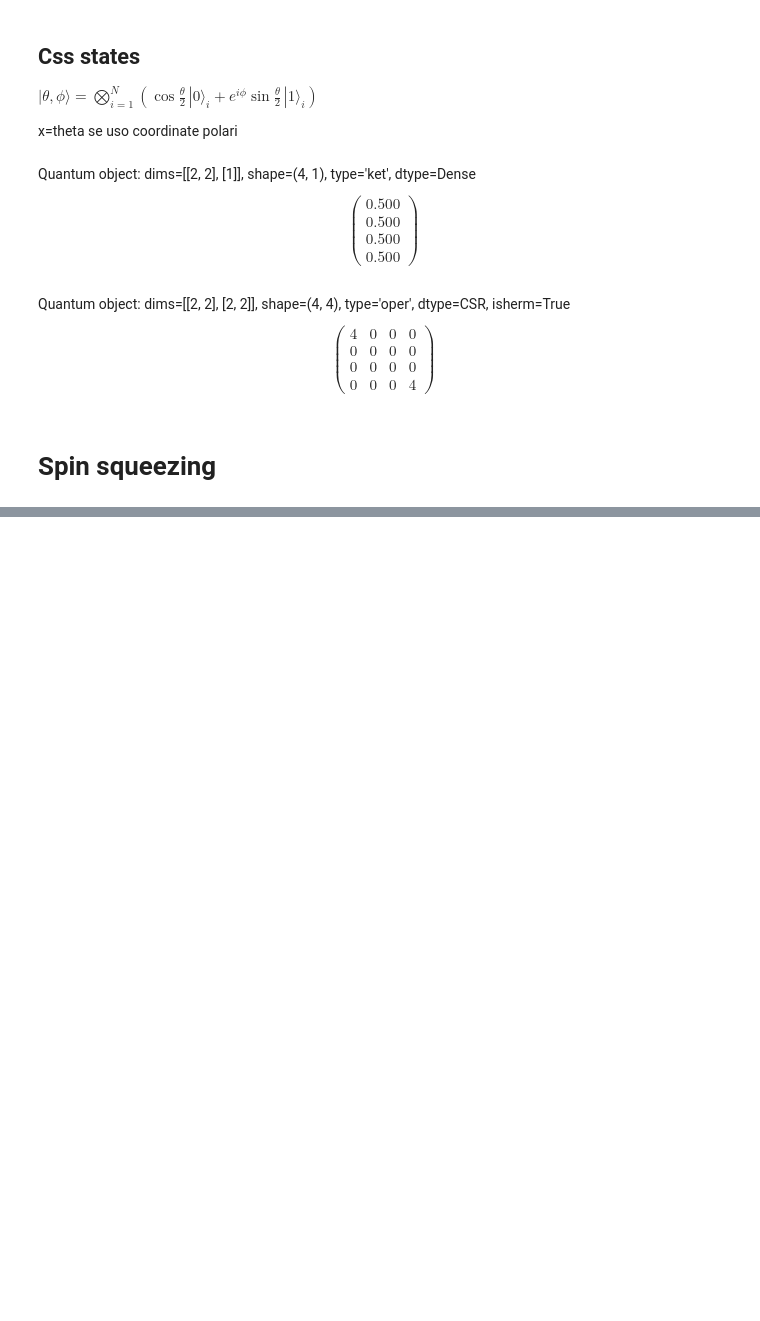
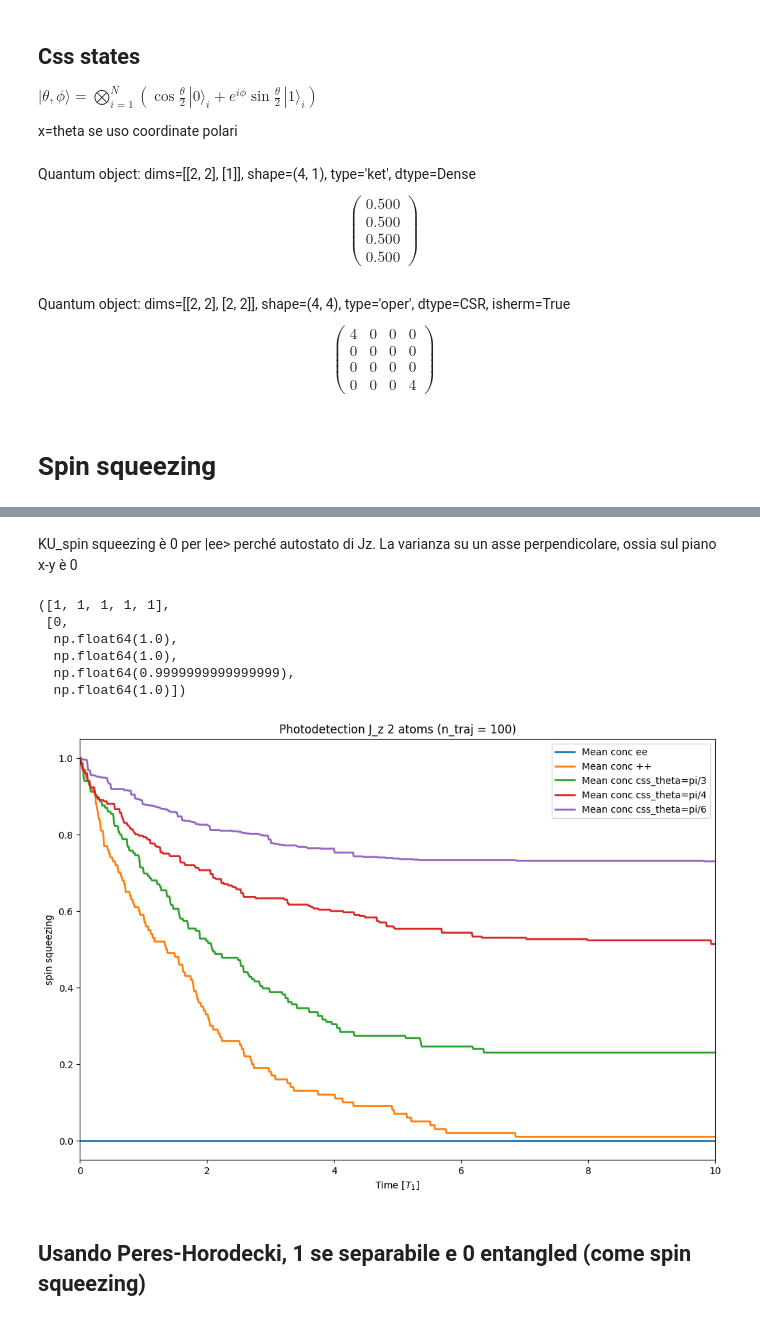
Before and after one commit to ErCampa99/Stochastic_Master_Thesis, a Jupyter notebook: Codes/SigmaZ_2_atoms.ipynb, the cells around one changed output, grey strips where cells are left out. Saved outputs shown, nothing was run; the diff lists cells and outputs as text; code cells hidden in the pictures; blank space fills up the shorter version.

```diff
--- a/Codes/SigmaZ_2_atoms.ipynb
+++ b/Codes/SigmaZ_2_atoms.ipynb
@@ -18,7 +18,7 @@ times = np.array(np.arange(0, 10*T_1, 0.01*T_1)) # time vector
 #my_initial_states = [piqs.css(2, x= np.pi/theta, basis = "uncoupled", coordinates="polar") for theta in [1,2,3,4,6]]
 my_name_states = [f"css_theta_{theta}" for theta in [1,2,3,4,6]]
 
-my_initial_states = [css_2(np.pi/theta,phi=0) for theta in [1,2,3,4,6]]
+my_initial_states = [css_2(np.pi/my_theta, 0) for my_theta in [1,2,3,4,6]]
 
 #Creo dict di dataframe per ogni stato iniziale
 photodetection_dfs = {}
@@ -30,7 +30,7 @@ photodetection_dfs = {}
     #(1-np.exp(-2*gamma * times)),
 #]
 
-ntraj = 1000 # number of trajectories
+ntraj = 100 # number of trajectories
 
 # solve the master equation using montecarlo equation (photodetection) for every intial state
 for name_state,state in zip(my_name_states, my_initial_states):
@@ -40,7 +40,7 @@ for name_state,state in zip(my_name_states, my_initial_states):
         np.sqrt(gamma / 2) * (sigma_z_1 + sigma_z_2)/2,
         np.sqrt(gamma / 2) * (sigma_z_1 - sigma_z_2)/2
         ],
-        e_ops=[concurrence_for_solver_general],
+        e_ops=[spin_squeezing_KU_solver],
         ntraj=ntraj,
         options={"keep_runs_results": True, "map":"parallel"}, #Necessary to create the keep the e_ops results for each trajectory
     )
@@ -298,0 +419,34 @@ some_spin_squeezing
+# %% [markdown]
+KU_spin squeezing è 0 per |ee> perché autostato di Jz. La varianza su un asse perpendicolare, ossia sul piano x-y è 0
+# %%
+#my_state = css_2(np.pi/2, 0)
+peres = [peres_horodecki_test(state) for state in my_initial_states]
+KU = [spin_squeezing_KU(state) for state in my_initial_states]
+
+peres, KU
+# %% [output]
+([1, 1, 1, 1, 1],
+ [0,
+  np.float64(1.0),
+  np.float64(1.0),
+  np.float64(0.9999999999999999),
+  np.float64(1.0)])
+# %%
+plt.figure(figsize=(12,8))
+
+theo_curves = [(1-np.exp(-2*gamma * times))*np.sin(np.pi/(2*theta)) for theta in [1,2,3,4,6]]
+
+for state,theory in zip(my_name_states, theo_curves):
+    line_sim, = plt.plot(times/T_1, photodetection_dfs[f"{state}"]['mean'], label=f"Mean conc {state}", linewidth=2)
+    #plt.plot(times/T_1, theory, '--', label=f"Theo conc", color=line_sim.get_color(), alpha=0.5, linewidth=2)
+
+plt.xlim(0, 10)
+plt.xlabel(r"Time [$T_1$]")
+plt.ylabel("spin squeezing")
+plt.title(f"Photodetection J_z 2 atoms (n_traj = {ntraj})")
+plt.legend()
+plt.show()
+# %% [output]
+[figure, added]
+# %% [markdown]
+## Usando Peres-Horodecki, 1 se separabile e 0 entangled (come spin squeezing)
```
Also changed, not shown: parts of 21 cells of this notebook, 3 other files.
